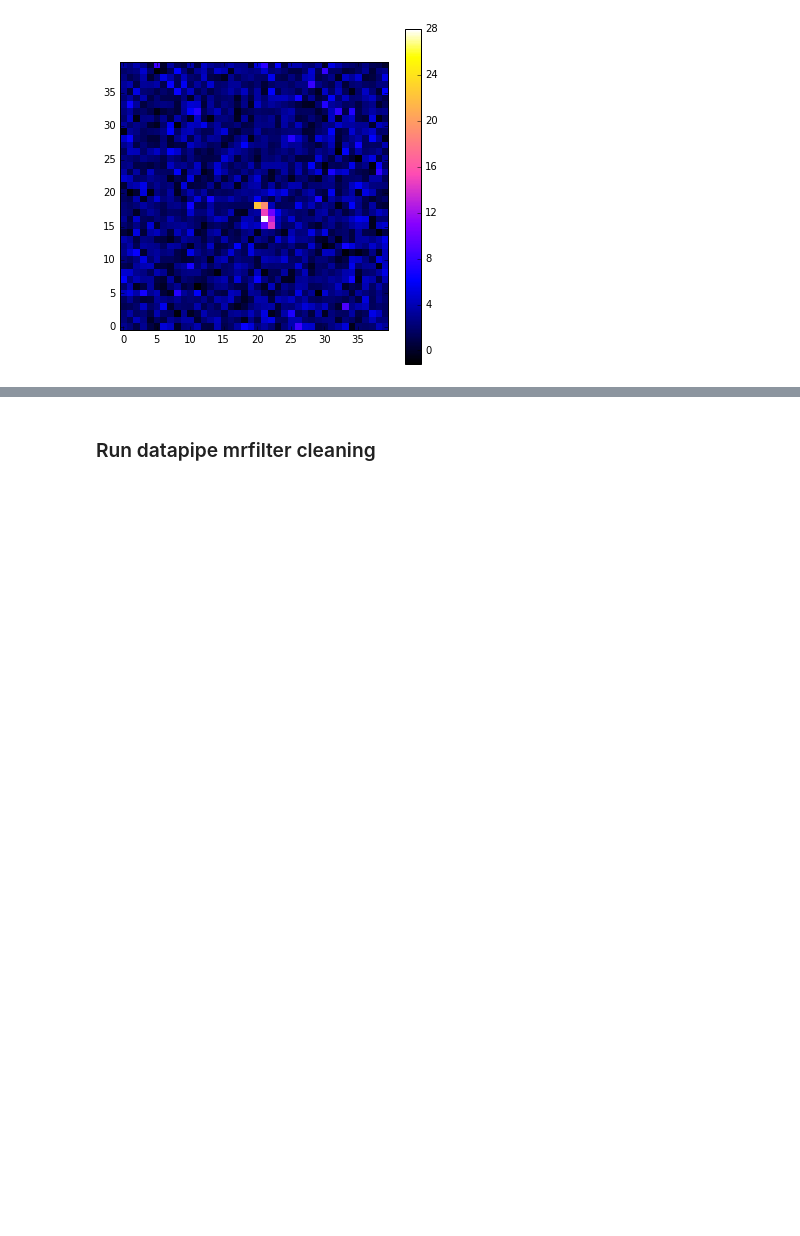
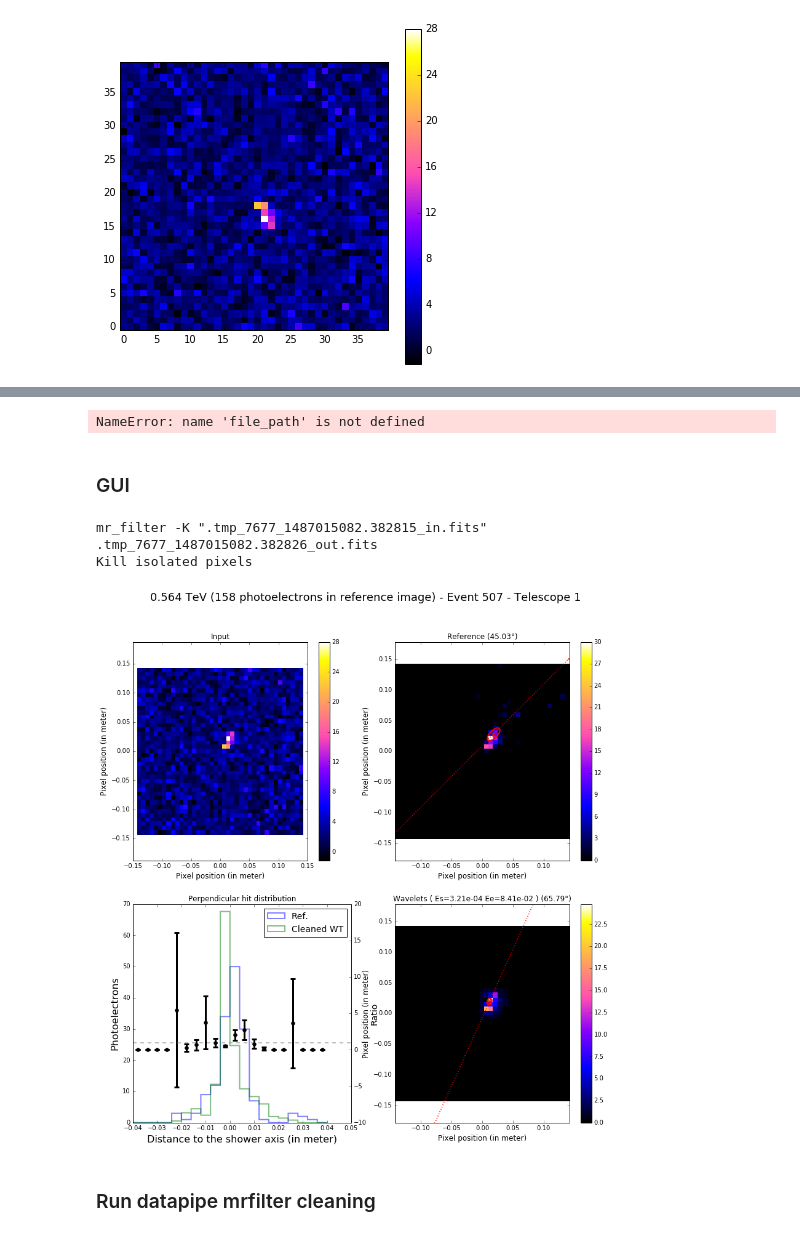
Before and after one commit to jdhp-sap/pywi-cta-legacy, a Jupyter notebook: cosmostat.ipynb, the cells around one changed output, grey strips where cells are left out. Saved outputs shown, nothing was run; the diff lists cells and outputs as text; code cells hidden in the pictures; blank space fills up the shorter version.

```diff
--- a/cosmostat.ipynb
+++ b/cosmostat.ipynb
@@ -267,0 +369,4 @@ plot(read_cta_file(file_path)["input_image"])
+# %%
+data = read_cta_file(file_path)["input_image"]
+# %% [output]
+NameError: name 'file_path' is not defined
@@ -267,0 +376,2 @@ plot(read_cta_file(file_path)["input_image"])
+# %% [markdown]
+### GUI
@@ -268,3 +380,27 @@ plot(read_cta_file(file_path)["input_image"])
+# %%
+fits_images_dict, fits_metadata_dict = datapipe.io.images.load_benchmark_images(file_path)
+input_img = fits_images_dict["input_image"]
+reference_img = fits_images_dict["reference_image"]
+pixels_position = fits_images_dict["pixels_position"]
+# %%
+fig = plt.figure(figsize=(14, 14))
+
+common.plot_gui(fig,
+                input_img,
+                reference_img,
+                pixels_position,
+                fits_metadata_dict,
+                wavelets_cmd="-K",
+                kill_isolated_pixels=True,
+                plot_log_scale=True,
+                plot_ellipse_shower=True,
+                _plot_perpendicular_hit_distribution="Wavelet",  # None, "Tailcut", "Wavelet"
+                notebook=True
+               )
+# %% [output]
+mr_filter -K ".tmp_7677_1487015082.382815_in.fits" .tmp_7677_1487015082.382826_out.fits
+Kill isolated pixels
+[figure, added]
 # %% [markdown]
 ### Run datapipe mrfilter cleaning
 # %%
```
Also changed, not shown: parts of 21 cells of this notebook.
